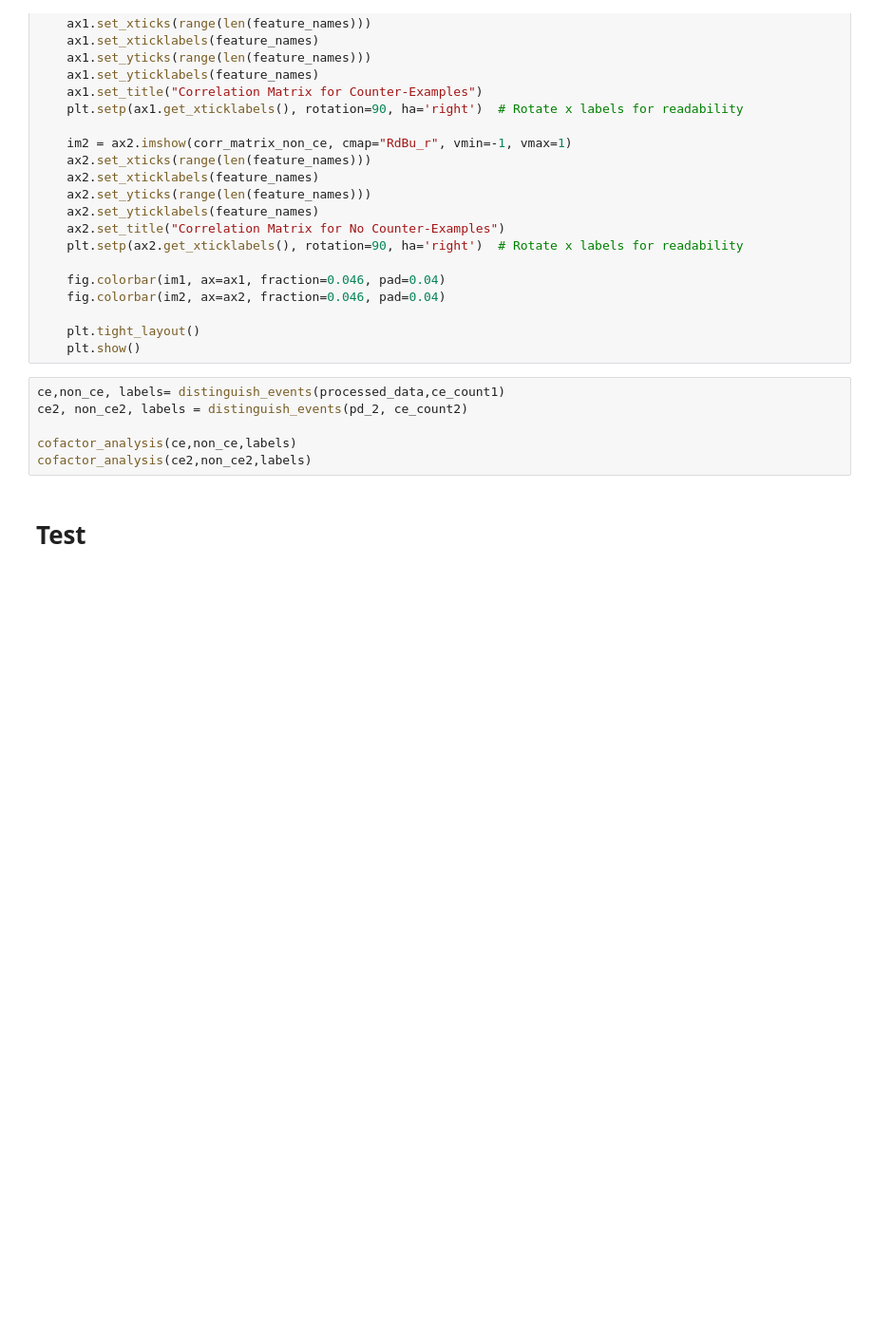
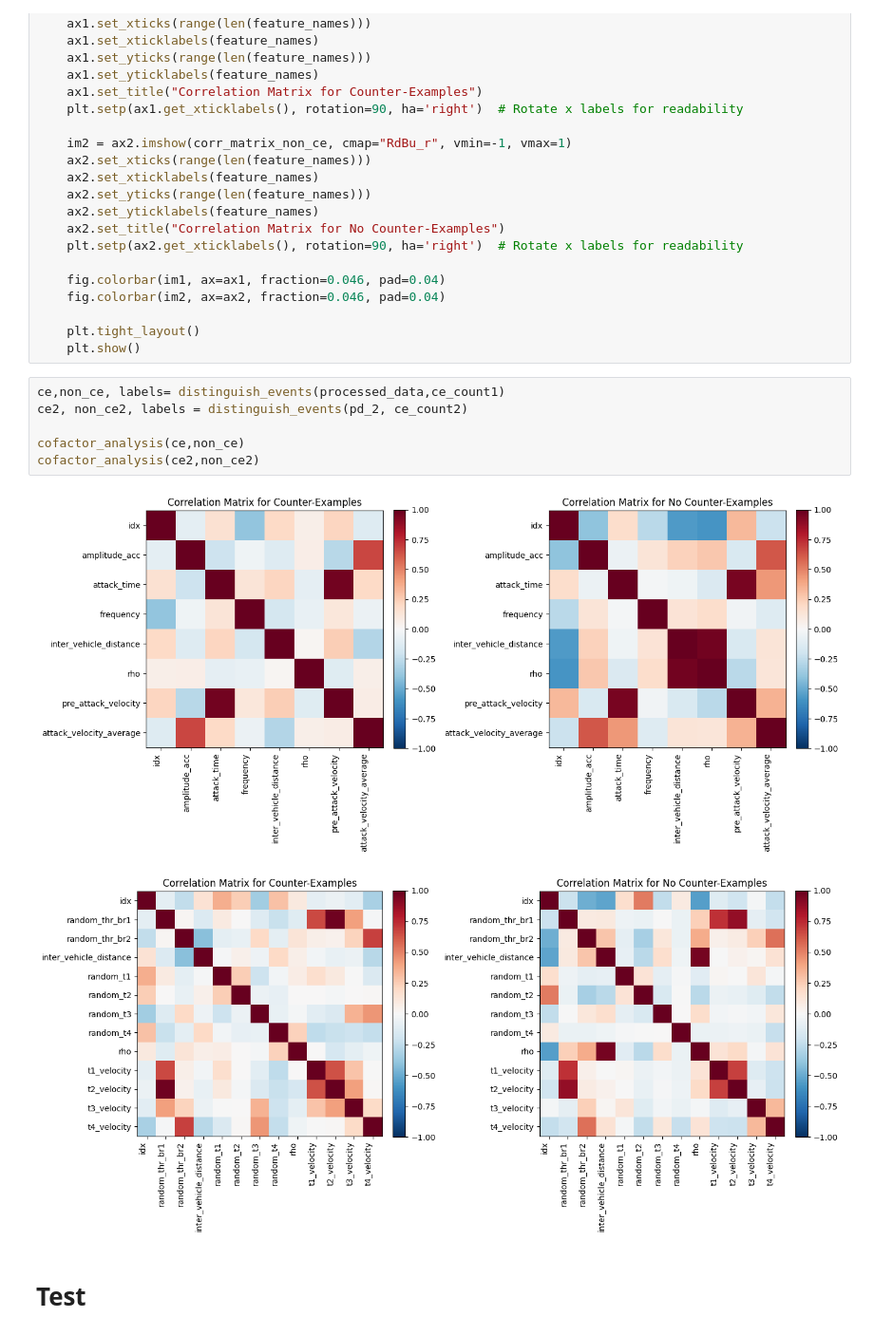
Before and after one commit to Kv139/acc_verifai, a Jupyter notebook: acc_verifai/scenarios-dddas/analyze_data.ipynb, the cells around one changed output. Shown at 95% size. Cells and saved outputs as stored; diff of their text form; blank space fills up the shorter version.

```diff
--- a/acc_verifai/scenarios-dddas/analyze_data.ipynb
+++ b/acc_verifai/scenarios-dddas/analyze_data.ipynb
@@ -367,9 +367,12 @@ def cofactor_analysis(ce, non_ce):
 # %%
 ce,non_ce, labels= distinguish_events(processed_data,ce_count1)
 ce2, non_ce2, labels = distinguish_events(pd_2, ce_count2)
 
-cofactor_analysis(ce,non_ce,labels)
-cofactor_analysis(ce2,non_ce2,labels)
+cofactor_analysis(ce,non_ce)
+cofactor_analysis(ce2,non_ce2)
+# %% [output]
+[figure, added]
+[figure, added]
 # %% [markdown]
 # Test
 # %%
```
Also changed, not shown: parts of 20 cells of this notebook.
